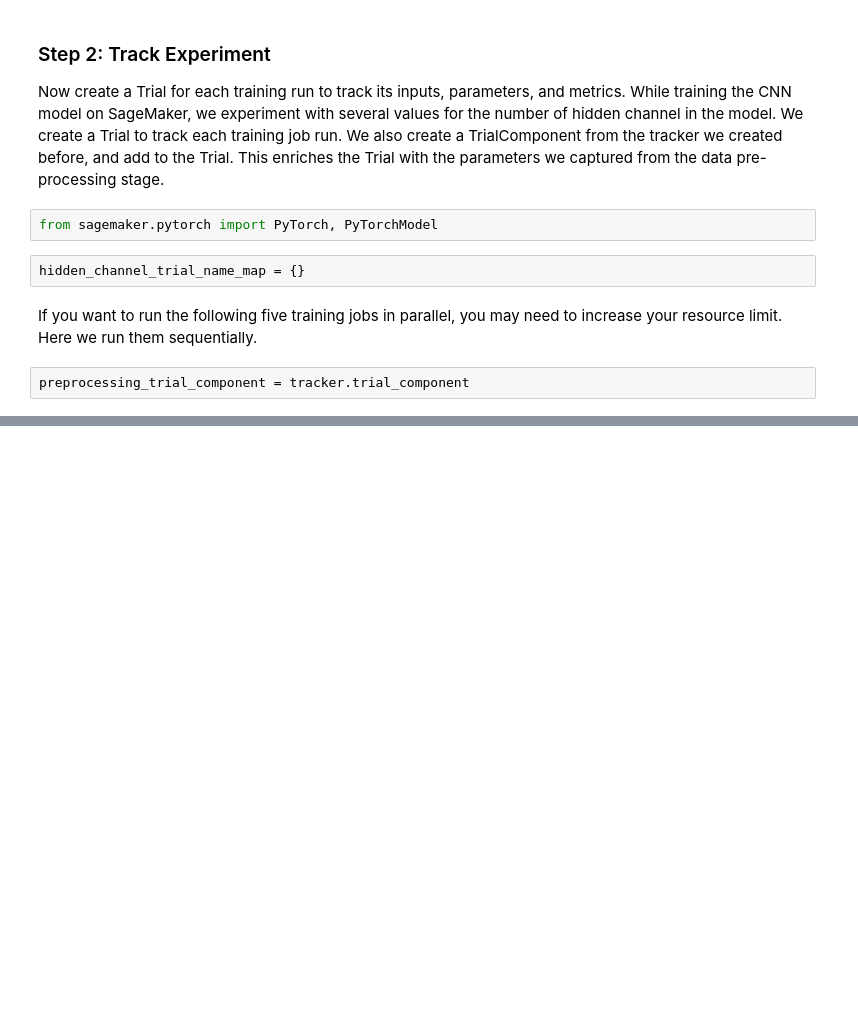
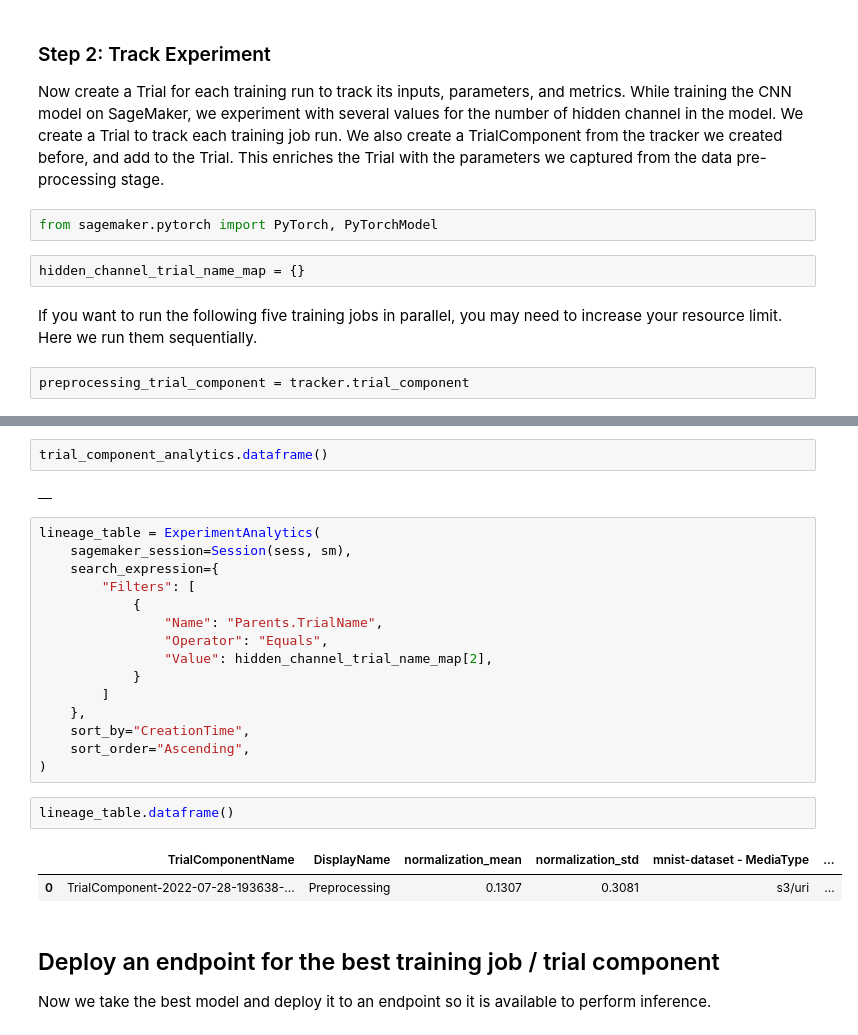
Before and after one commit to OhziiiLov3/SFL_TechInterview, a Jupyter notebook: SFL Sagemaker and Pytorch.ipynb, the cells around one changed output, grey strips where cells are left out. Drawn from its saved outputs; the diff is of its cells as text; blank space fills up the shorter version.

```diff
--- a/SFL Sagemaker and Pytorch.ipynb
+++ b/SFL Sagemaker and Pytorch.ipynb
@@ -227,0 +257,27 @@ FileNotFoundError: [Errno 2] No such file or directory: './mnist.py'
+# %%
+trial_component_analytics.dataframe()
+# %% [output]
+|  |
+# %%
+lineage_table = ExperimentAnalytics(
+    sagemaker_session=Session(sess, sm),
+    search_expression={
+        "Filters": [
+            {
+                "Name": "Parents.TrialName",
+                "Operator": "Equals",
+                "Value": hidden_channel_trial_name_map[2],
+            }
+        ]
+    },
+    sort_by="CreationTime",
+    sort_order="Ascending",
+)
+# %%
+lineage_table.dataframe()
+# %% [output]
+|  | TrialComponentName | DisplayName | normalization_mean | normalization_std | mnist-dataset - MediaType | ... |
+| 0 | TrialComponent-2022-07-28-193638-... | Preprocessing | 0.1307 | 0.3081 | s3/uri | ... |
+# %% [markdown]
+## Deploy an endpoint for the best training job / trial component
+Now we take the best model and deploy it to an endpoint so it is available to perform inference.
```
Also changed, not shown: parts of 5 cells of this notebook.
